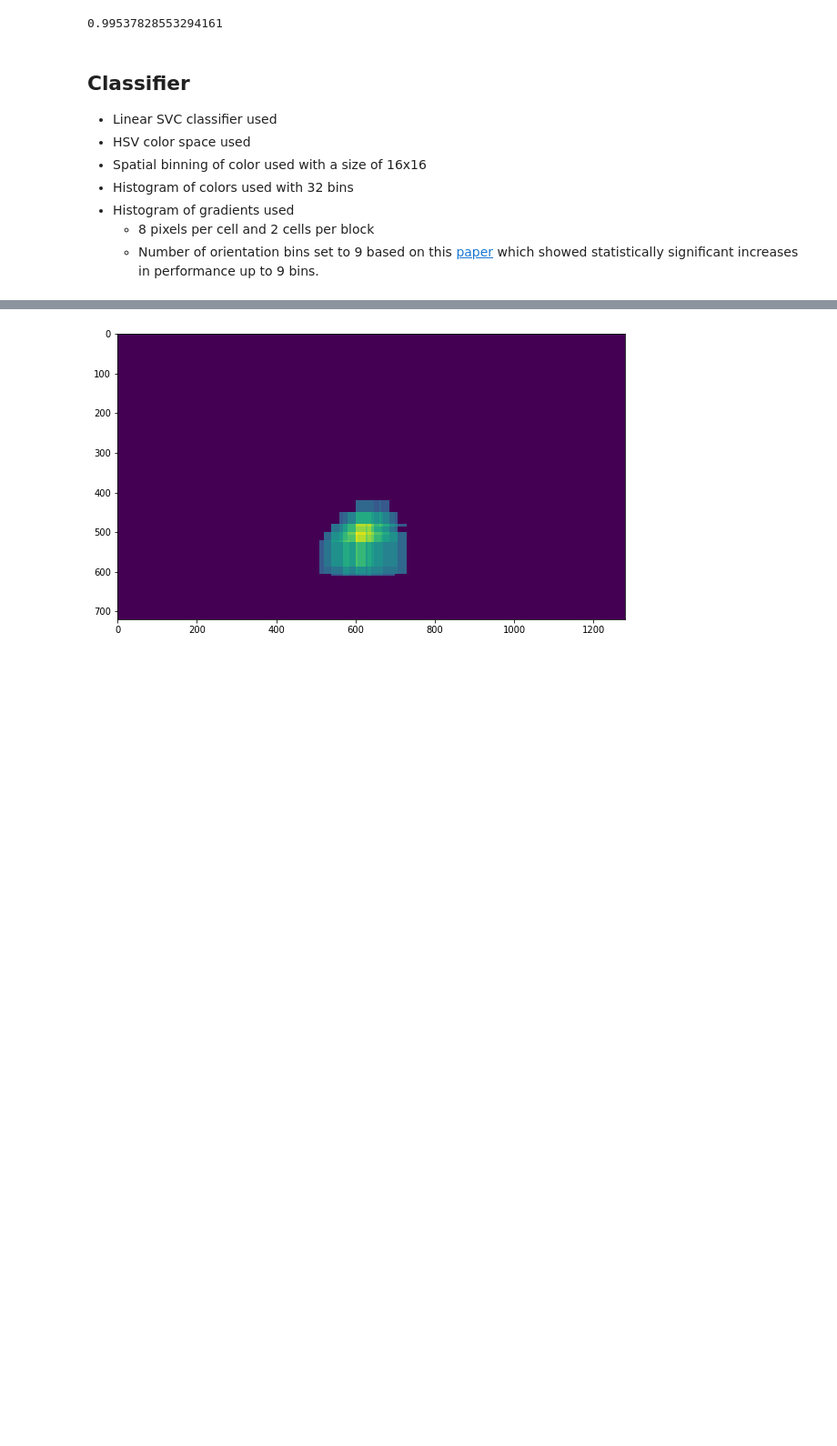
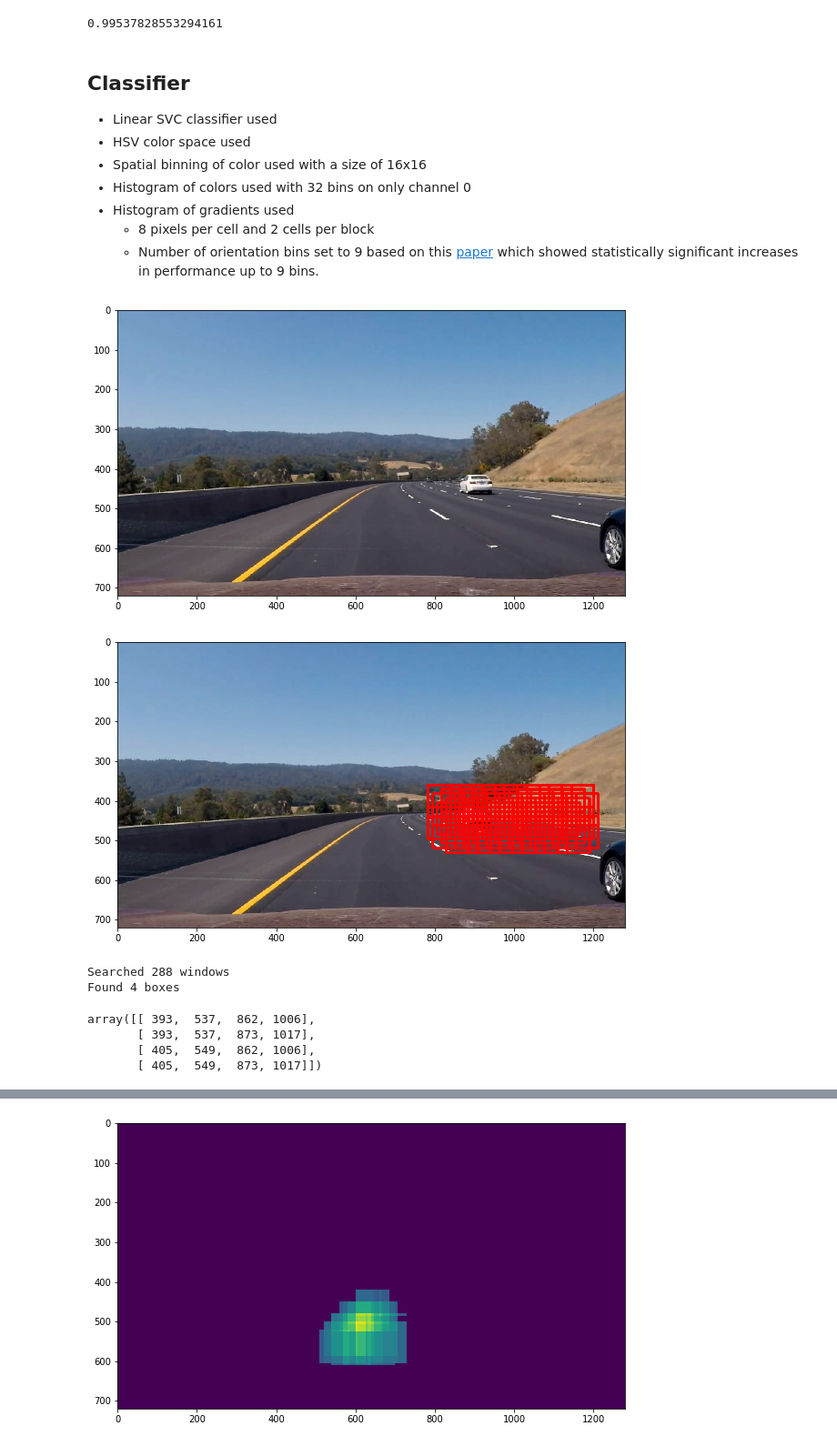
Before and after one commit to sketchc89/VehicleDetectionTracking-P5, a Jupyter notebook: VehicleDetectionTracking.ipynb, the cells around one changed output, grey strips where cells are left out. Shown at 91% size. Saved outputs shown, nothing was run; the diff lists cells and outputs as text; code cells hidden in the pictures; blank space fills up the shorter version.

```diff
--- a/VehicleDetectionTracking.ipynb
+++ b/VehicleDetectionTracking.ipynb
@@ -115,7 +115,7 @@ classifier.best_score_
 * Linear SVC classifier used
 * HSV color space used
 * Spatial binning of color used with a size of 16x16
-* Histogram of colors used with 32 bins
+* Histogram of colors used with 32 bins on only channel 0
 * Histogram of gradients used
     * 8 pixels per cell and 2 cells per block
     * Number of orientation bins set to 9 based on this [paper](https://courses.engr.illinois.edu/ece420/fa2017/hog_for_human_detection.pdf) which showed statistically significant increases in performance up to 9 bins.
@@ -498,3 +631,22 @@ def draw_labeled_boxes(img, labels, show=False):
 hog_descr = get_hog_descriptor()
 # %%
 %lprun -f detect_cars_opencv detect_cars_opencv(img, classifier=classifier_4, X_scaler=scaler_4, hog_descriptor=hog_descr, scale=0.6, overlap=0.6)
+# %%
+img = mpimg.imread('/home/bz6w8b/Pictures/vlcsnap-2017-12-14-17h06m48s98.png')
+if img.dtype == np.dtype(np.float32):
+    img = np.uint8(img*255)
+plt.imshow(img)
+plt.show()
+boxes = detect_cars_opencv_reflect(img, classifier=classifier_5, X_scaler=scaler_5, hog_descriptor=hog_descr,
+                   scale=0.8, overlap=0.15, show=True, y_bounds=(0.5,0.7), x_bounds=(0.6,0.9))#, x_bounds=(0.2, 1.0))
+# pipeline_opencv(img)
+boxes
+# %% [output]
+[figure, added]
+[figure, added]
+Searched 288 windows
+Found 4 boxes
+array([[ 393,  537,  862, 1006],
+       [ 393,  537,  873, 1017],
+       [ 405,  549,  862, 1006],
+       [ 405,  549,  873, 1017]])
```
Also changed, not shown: parts of 14 cells of this notebook.
